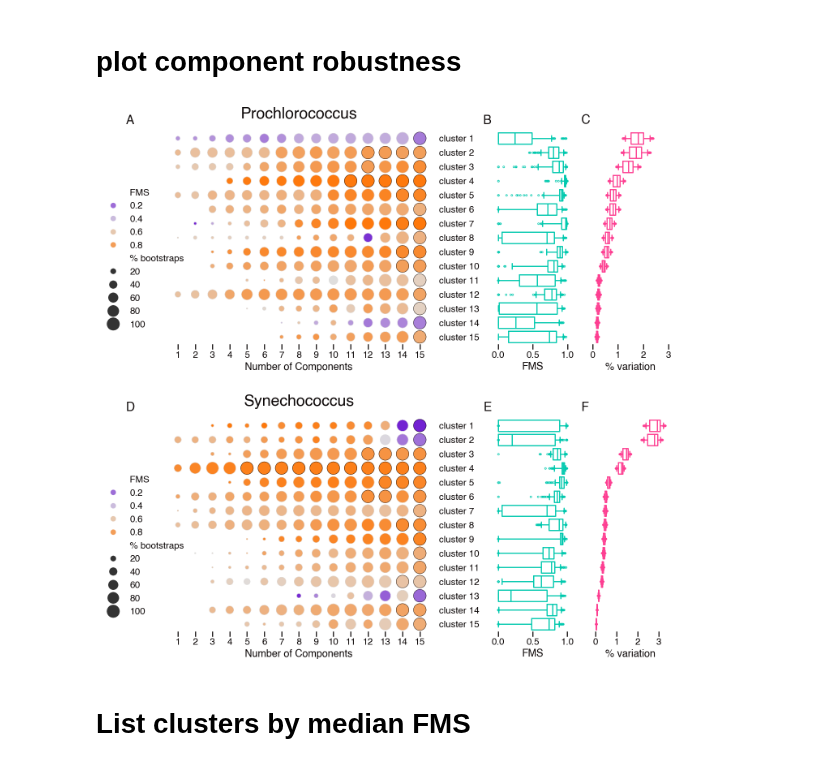
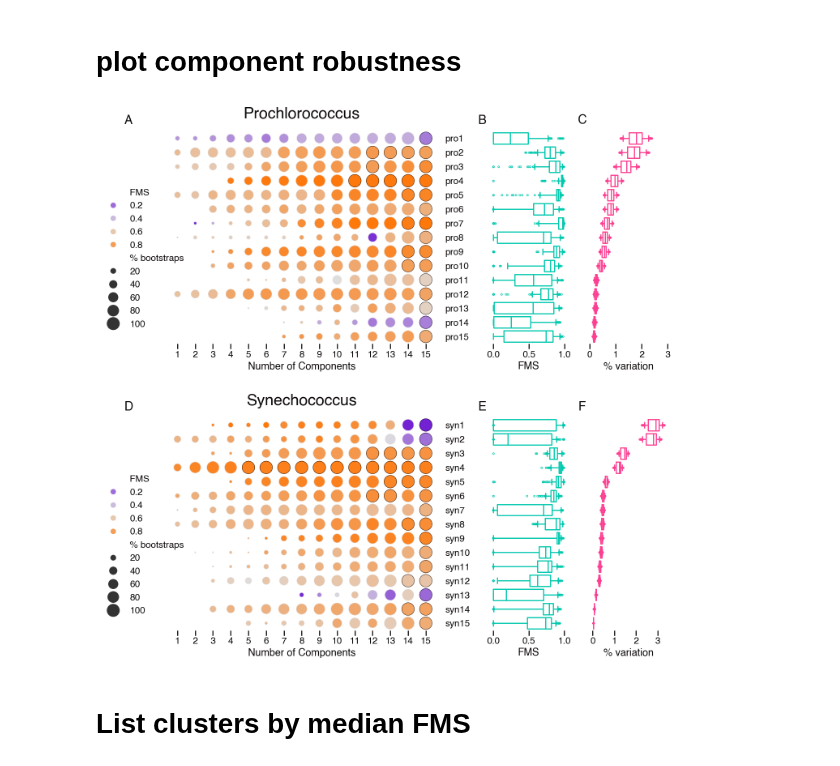
Before and after one commit to blasks/barnacle-manuscript, a Jupyter notebook: analyses/5-models/1-component-robustness.ipynb, the cells around one changed output. Saved outputs shown, nothing was run; the diff lists cells and outputs as text; code cells hidden in the pictures.

Commit message:
combined sparsity robustness figures, updated cluster labels

```diff
--- a/analyses/5-models/1-component-robustness.ipynb
+++ b/analyses/5-models/1-component-robustness.ipynb
@@ -139,7 +139,7 @@ div_cmap = get_continuous_cmap(div_hexes)
 
 # datapaths
 datapath = Path('../../data/4-fitting/')
-outdir = Path('../../figures/4-fitting/')
+outdir = Path('../../figures/5-models/')
 
 # import datasets
 pro_ds = xr.open_dataset(datapath / '../5-models/pro-aligned-models.nc')
@@ -435,7 +435,7 @@ var_df
 
 # make multiple plots sub
 fig, axes = plt.subplots(
-    2, 4, figsize=(16, 16), sharey='row', width_ratios=(7, .5, 2, 2), gridspec_kw={'hspace': 0.35}
+    2, 4, figsize=(16, 16), sharey='row', width_ratios=(7, .2, 2, 2), gridspec_kw={'hspace': 0.35}
 )
 annotations = {0: 'A', 2: 'B', 3: 'C', 4: 'D', 6: 'E', 7: 'F'}
 annot_kws = dict(
@@ -510,40 +510,38 @@ for row, cyano in enumerate(['pro', 'syn']):
         data=comp_stats_df,
         x='fms',
         y='comparison_component',
-        # estimator='median',
-        # errorbar=('pi', 50),
         orient='h',
         color=sns.color_palette()[2],
         fill=False, whis=(5, 95), fliersize=3,
         ax=axes[row][i]
     );
     axes[row][i].set(xlabel='FMS', xticks=[0, .5, 1], ylabel=None);
     axes[row][i].tick_params(left=False)
 
     # plot % variance explained
     i = 3
     axes[row][i].annotate(annotations[row*4+i], **annot_kws)
     sns.boxplot(
         data=var_df[var_df['genus'] == cyano],
         x='explained_variation',
         y='comparison_component',
-        # estimator='median',
-        # errorbar=('pi', 50),
         orient='h',
         color=sns.color_palette()[3],
         fill=False, whis=(5, 95), fliersize=3,
         ax=axes[row][i]
     );
     axes[row][i].tick_params(left=False)
     axes[row][i].set(xlabel='% variation', xticks=[0, 1, 2, 3], ylabel=None)
 
     # set cluster labels
     axes[row][0].tick_params(left=False, right=False, labelleft=False, labelright=True)
-    axes[row][0].set_yticks(np.arange(15), [f'cluster {i+1}' for i in np.arange(15)]);
+    axes[row][0].set_yticks(np.arange(15), [f'{cyano}{i+1}' for i in np.arange(15)]);
+    # for tick in axes[row][0].get_yticklabels():
+    #     tick.set_color({'pro': sns.color_palette()[2], 'syn': sns.color_palette()[3]}[cyano])
 
 plt.savefig(outdir / 'component-robustness.png', bbox_inches='tight')
 # %% [output]
-[figure, old version]
+[figure, new version]
 # %% [markdown]
 # List clusters by median FMS
 # %%
```
